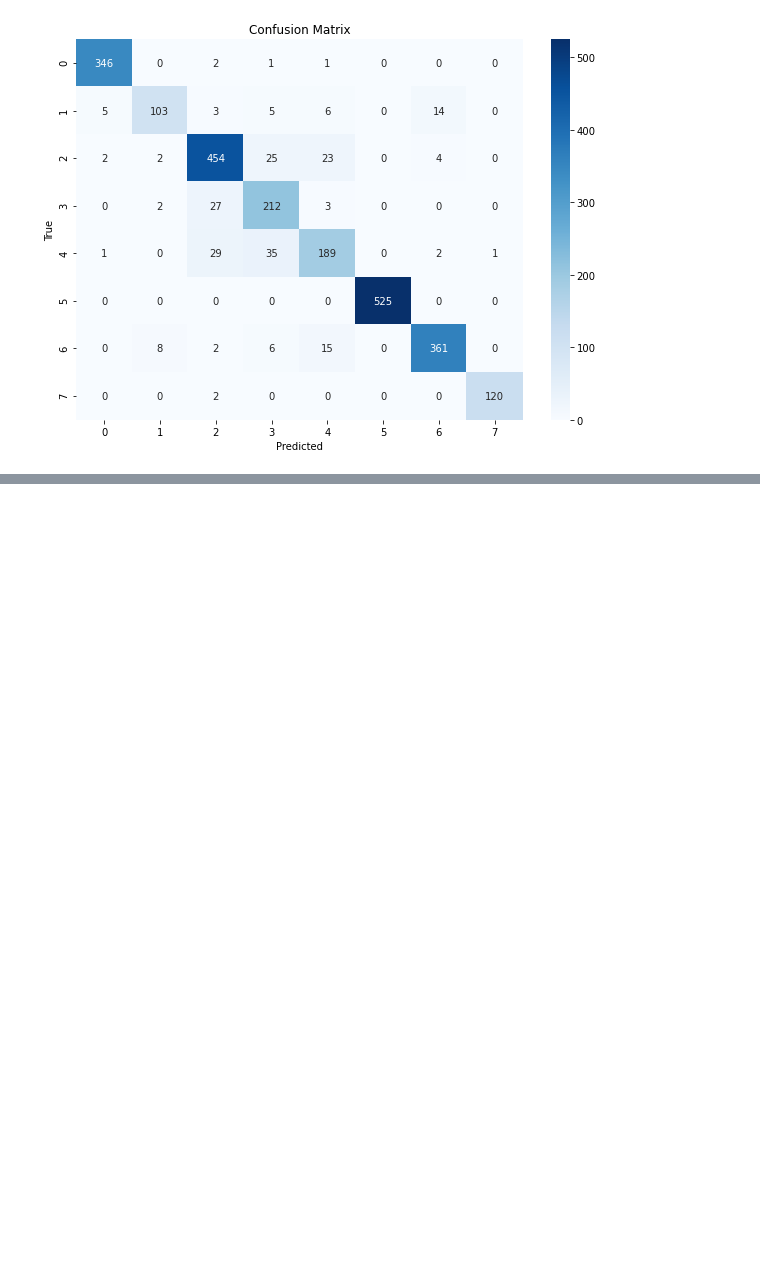
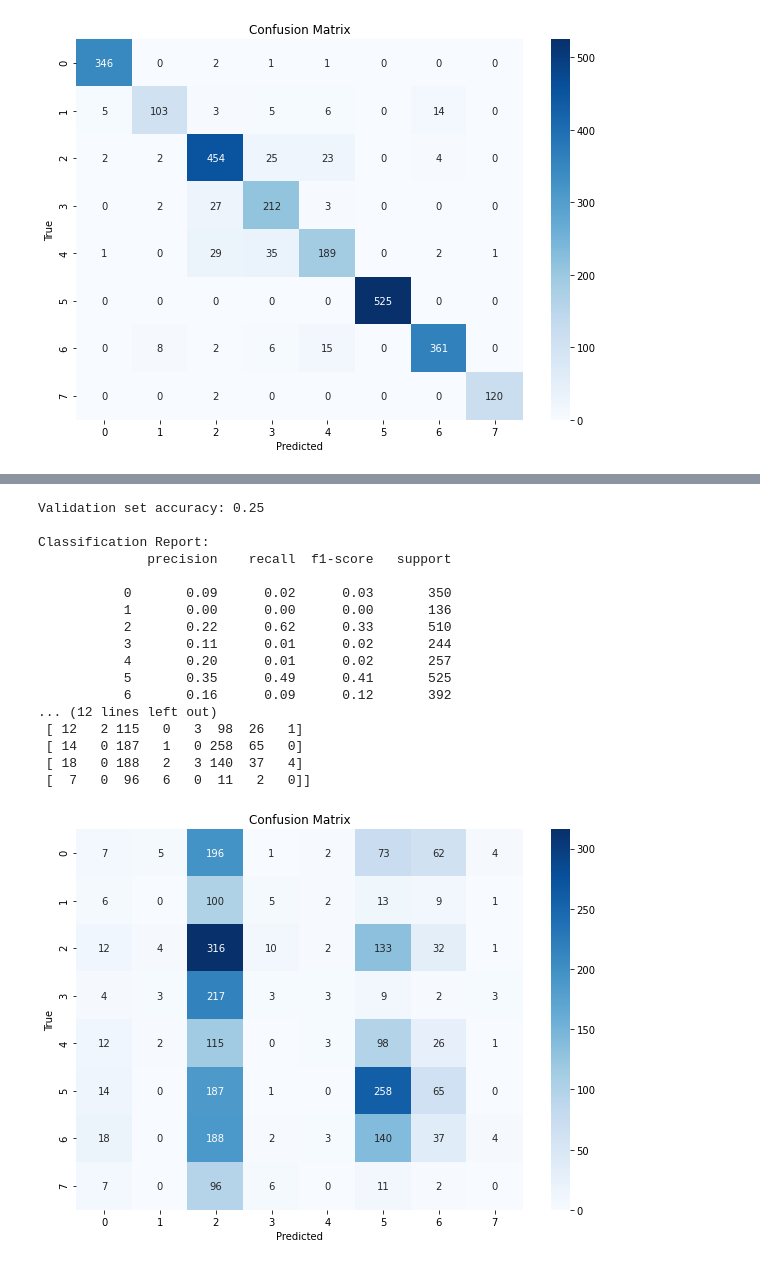
Before and after one commit to Wesleyvdhorst/MLQS_g67, a Jupyter notebook: Own Code/DecisionTree first try.ipynb, the cells around one changed output, grey strips where cells are left out. Saved outputs shown, nothing was run; the diff lists cells and outputs as text; code cells hidden in the pictures; blank space fills up the shorter version.

```diff
--- a/Own Code/DecisionTree first try.ipynb
+++ b/Own Code/DecisionTree first try.ipynb
@@ -121,0 +187,71 @@ Classification Report:
+# %%
+import pandas as pd
+from sklearn.decomposition import PCA
+from sklearn.ensemble import GradientBoostingClassifier
+from sklearn.metrics import accuracy_score, classification_report, confusion_matrix
+import matplotlib.pyplot as plt
+import seaborn as sns
+
+# Load the datasets
+train_data = pd.read_csv('Sets/train_data.csv')
+val_data = pd.read_csv('Sets/val_data.csv')
+
+# Separate features and labels
+X_train = train_data.drop(columns=['label'])
+y_train = train_data['label']
+X_val = val_data.drop(columns=['label'])
+y_val = val_data['label']
+
+# Apply PCA to the training data
+pca = PCA(n_components=0.95)  # Retain 95% of variance
+X_train_pca = pca.fit_transform(X_train)
+X_val_pca = pca.transform(X_val)
+
+# Initialize the Gradient Boosting classifier
+gbm_classifier = GradientBoostingClassifier(random_state=42)
+
+# Train the Gradient Boosting classifier on the PCA-transformed training data
+gbm_classifier.fit(X_train_pca, y_train)
+
+# Predict the labels for the PCA-transformed validation set
+val_predicted_labels = gbm_classifier.predict(X_val_pca)
+
+# Evaluate the accuracy of the model
+accuracy = accuracy_score(y_val, val_predicted_labels)
+print(f'Validation set accuracy: {accuracy:.2f}')
+
+# Print classification report
+print("\nClassification Report:")
+print(classification_report(y_val, val_predicted_labels))
+
+# Print confusion matrix
+conf_matrix = confusion_matrix(y_val, val_predicted_labels)
+print("\nConfusion Matrix:")
+print(conf_matrix)
+
+# Plot the confusion matrix
+plt.figure(figsize=(10, 7))
+sns.heatmap(conf_matrix, annot=True, fmt='d', cmap='Blues', xticklabels=sorted(y_train.unique()), yticklabels=sorted(y_train.unique()))
+plt.xlabel('Predicted')
+plt.ylabel('True')
+plt.title('Confusion Matrix')
+plt.show()
+# %% [output]
+Validation set accuracy: 0.25
+
+Classification Report:
+              precision    recall  f1-score   support
+
+           0       0.09      0.02      0.03       350
+           1       0.00      0.00      0.00       136
+           2       0.22      0.62      0.33       510
+           3       0.11      0.01      0.02       244
+           4       0.20      0.01      0.02       257
+           5       0.35      0.49      0.41       525
+           6       0.16      0.09      0.12       392
+... (12 lines left out)
+ [ 12   2 115   0   3  98  26   1]
+ [ 14   0 187   1   0 258  65   0]
+ [ 18   0 188   2   3 140  37   4]
+ [  7   0  96   6   0  11   2   0]]
+[figure, added]
```
Also changed, not shown: parts of 2 cells of this notebook, 10 other files.
